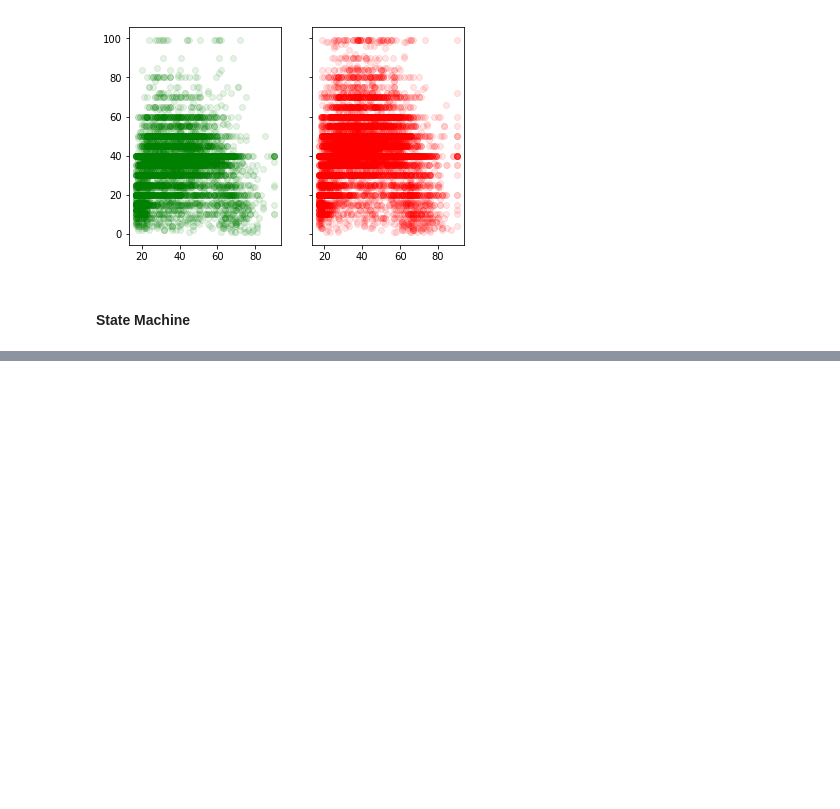
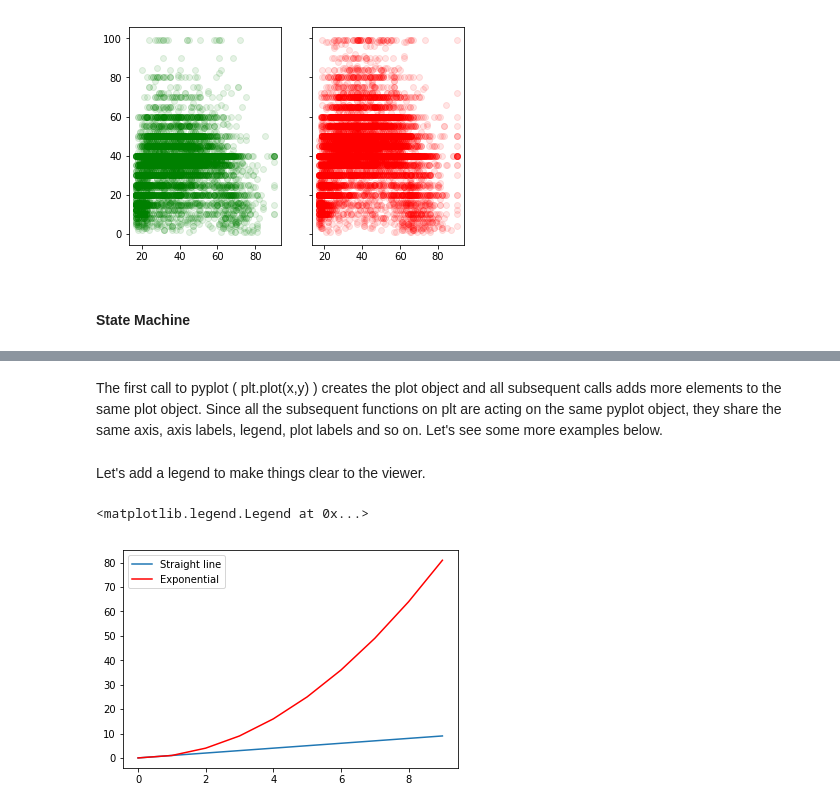
Before and after one commit to hotcode002/Machine-Learning-with-Python, a Jupyter notebook: week_1_basics/day_5_ml_plotting_libraries/notebooks/matplotlib.ipynb, the cells around one changed output, grey strips where cells are left out. Saved outputs shown, nothing was run; the diff lists cells and outputs as text; code cells hidden in the pictures; blank space fills up the shorter version.

```diff
--- a/week_1_basics/day_5_ml_plotting_libraries/notebooks/matplotlib.ipynb
+++ b/week_1_basics/day_5_ml_plotting_libraries/notebooks/matplotlib.ipynb
@@ -145,0 +174,14 @@ import matplotlib.pyplot as plt
+# %% [markdown]
+The first call to pyplot ( plt.plot(x,y) ) creates the plot object and all subsequent calls adds more elements to the same plot object. Since all the subsequent functions on plt are acting on the same pyplot object, they share the same axis, axis labels, legend, plot labels and so on. Let's see some more examples below.
+# %% [markdown]
+Let's add a legend to make things clear to the viewer.
+# %%
+x = np.arange(10)
+y = x
+z = x**2
+plt.plot(x,y, label = "Straight line")
+plt.plot(x,z,c="r", label = "Exponential")
+plt.legend(loc='upper left')
+# %% [output]
+<matplotlib.legend.Legend at 0x...>
+[figure, added]
```
Also changed, not shown: parts of 58 cells of this notebook.
